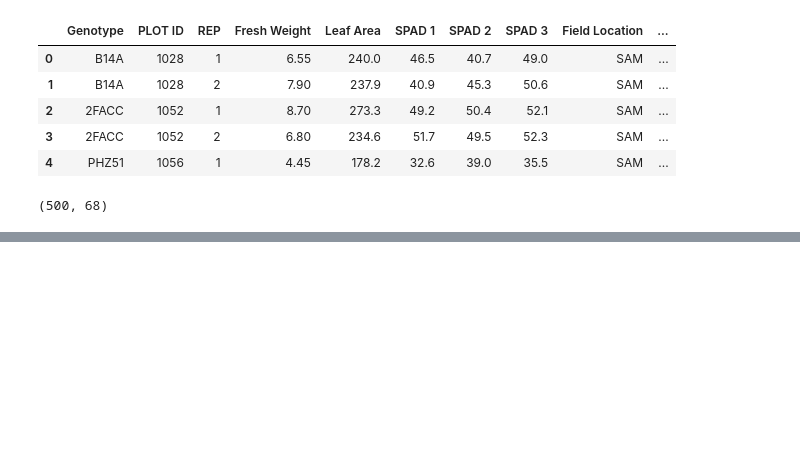
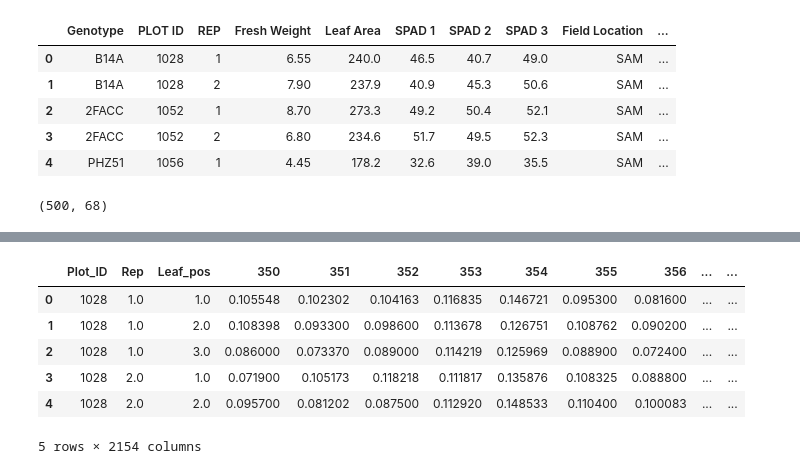
Before and after one commit to distip/Maize_2022_Brooke, a Jupyter notebook: merging.ipynb, the cells around one changed output, grey strips where cells are left out. Drawn from its saved outputs; the diff is of its cells as text; code cells hidden in the pictures; blank space fills up the shorter version.

```diff
--- a/merging.ipynb
+++ b/merging.ipynb
@@ -121,0 +244,13 @@ merged_data_with_gt.shape
+# %%
+#Removing the baseline record
+spectrum = spectrum.drop(843)
+# %%
+spectrum.head()
+# %% [output]
+|  | Plot_ID | Rep | Leaf_pos | 350 | 351 | 352 | 353 | 354 | 355 | 356 | ... | ... |
+| 0 | 1028 | 1.0 | 1.0 | 0.105548 | 0.102302 | 0.104163 | 0.116835 | 0.146721 | 0.095300 | 0.081600 | ... | ... |
+| 1 | 1028 | 1.0 | 2.0 | 0.108398 | 0.093300 | 0.098600 | 0.113678 | 0.126751 | 0.108762 | 0.090200 | ... | ... |
+| 2 | 1028 | 1.0 | 3.0 | 0.086000 | 0.073370 | 0.089000 | 0.114219 | 0.125969 | 0.088900 | 0.072400 | ... | ... |
+| 3 | 1028 | 2.0 | 1.0 | 0.071900 | 0.105173 | 0.118218 | 0.111817 | 0.135876 | 0.108325 | 0.088800 | ... | ... |
+| 4 | 1028 | 2.0 | 2.0 | 0.095700 | 0.081202 | 0.087500 | 0.112920 | 0.148533 | 0.110400 | 0.100083 | ... | ... |
+5 rows × 2154 columns
```
Also changed, not shown: parts of 33 cells of this notebook, 2 other files.
